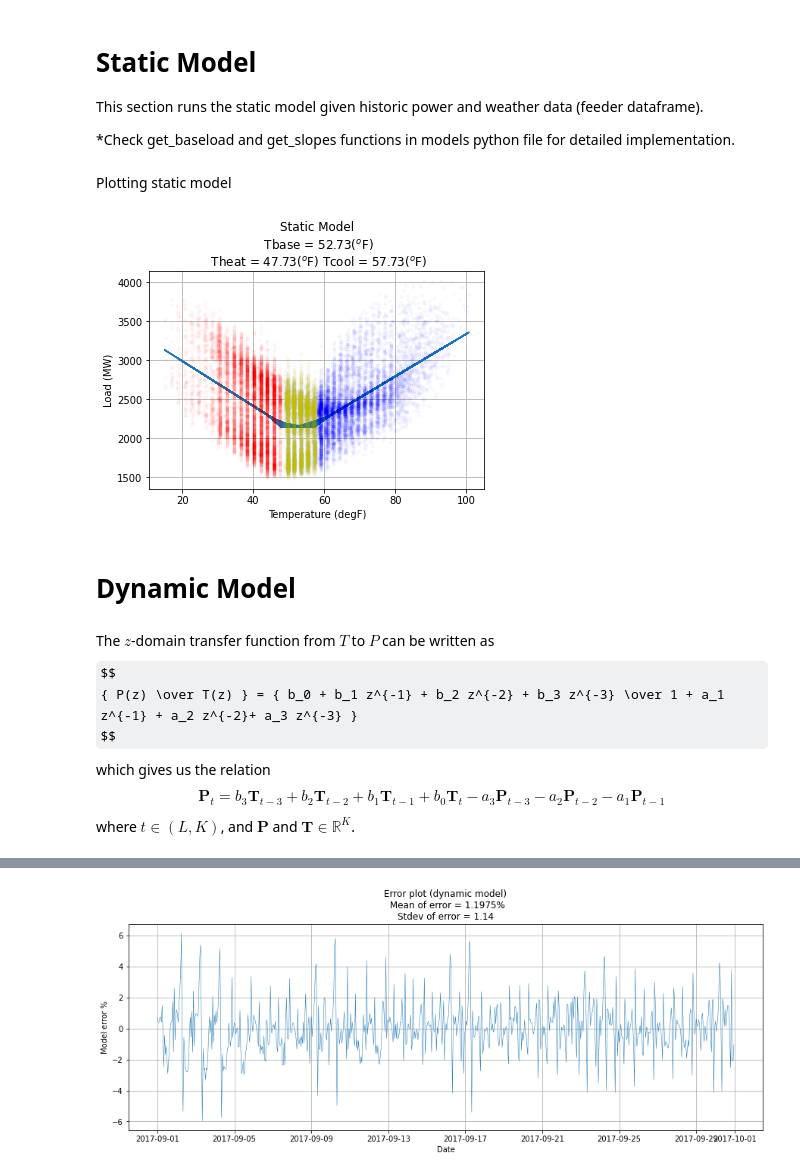
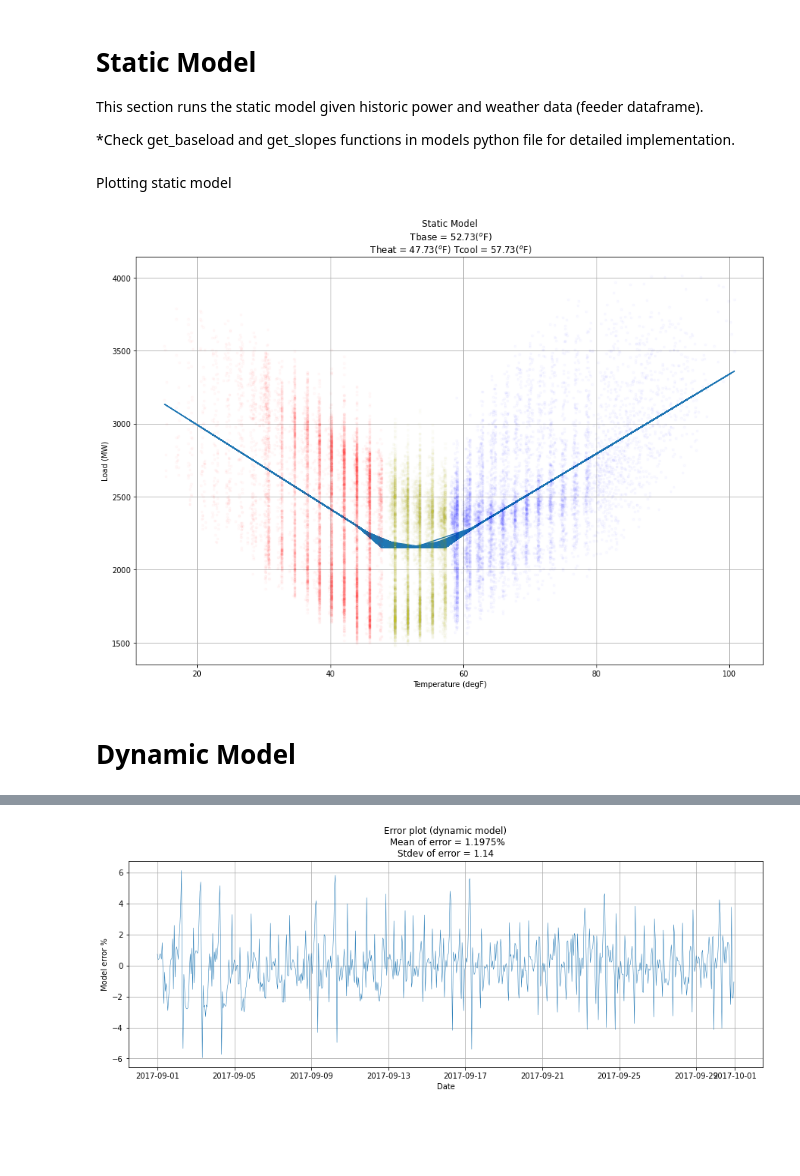
Before and after one commit to slacgismo/advanced-load-modeling, a Jupyter notebook: Methodology/Advanced_load_model.ipynb, the cells around one changed output, grey strips where cells are left out. Saved outputs shown, nothing was run; the diff lists cells and outputs as text; code cells hidden in the pictures; some formulas as TeX source; blank space fills up the shorter version.

```diff
--- a/Methodology/Advanced_load_model.ipynb
+++ b/Methodology/Advanced_load_model.ipynb
@@ -122,29 +122,20 @@ feeder["P_static"] = np.nan
 feeder.loc[feeder['temperature'] < Theat, 'P_static'] =  h0 + heat_slope*feeder['temperature']
 feeder.loc[feeder['temperature'] > Tcool, 'P_static'] =  c0 + cool_slope*feeder['temperature']
 feeder.loc[(feeder['temperature']-Tbase).abs()<=Tdiff/2, 'P_static'] =  intercept + slope_base*feeder['temperature']
-# %% [markdown]
-Plotting static model
-# %%
-plt.plot(feeder.temperature, feeder.P_static)
-plt.plot(heating.temperature,heating.power,'.r', alpha=0.02)
-plt.plot(cooling.temperature,cooling.power,'.b', alpha=0.02)
-plt.plot(base.temperature,base.power,'.y', alpha=0.02)
-plt.xlabel('Temperature (degF)')
-plt.ylabel('Load (MW)')
-plt.title(f'Static Model\n Tbase = {Tbase:.2f}($^o$F)\n Theat = {Theat:.2f}($^o$F) Tcool = {Tcool:.2f}($^o$F)')
-plt.grid()
-plt.show()
-# %% [output]
-[figure, removed]
+# %% [markdown]
+Plotting static model
+# %%
+plt.figure(1, figsize=(15,10))
+plt.plot(feeder.temperature, feeder.P_static)
+plt.plot(heating.temperature,heating.power,'.r', alpha=0.02)
+plt.plot(cooling.temperature,cooling.power,'.b', alpha=0.02)
+plt.plot(base.temperature,base.power,'.y', alpha=0.02)
+plt.xlabel('Temperature (degF)')
+plt.ylabel('Load (MW)')
+plt.title(f'Static Model\n Tbase = {Tbase:.2f}($^o$F)\n Theat = {Theat:.2f}($^o$F) Tcool = {Tcool:.2f}($^o$F)')
+plt.grid()
+plt.show()
+# %% [output]
+[figure, added]
 # %% [markdown]
 # Dynamic Model
-# %% [markdown]
-The $z$-domain transfer function from $T$ to $P$ can be written as
-$$
-    { P(z) \over T(z) } = { b_0 + b_1 z^{-1} + b_2 z^{-2} + b_3 z^{-3} \over 1 + a_1 z^{-1} + a_2 z^{-2}+ a_3 z^{-3} }
-$$
-which gives us the relation
-$$
-    \mathbf{P}_{t} = b_3 \mathbf{T}_{t-3} + b_2 \mathbf{T}_{t-2} + b_1 \mathbf{T}_{t-1} + b_0 \mathbf{T}_{t} - a_3 \mathbf{P}_{t-3} - a_2 \mathbf{P}_{t-2} - a_1 \mathbf{P}_{t-1}
-$$
-where $t \in (L,K)$, and $\mathbf P$ and $\mathbf T \in \mathbb{R}^{K}$.
```
Also changed, not shown: parts of 15 cells of this notebook.
